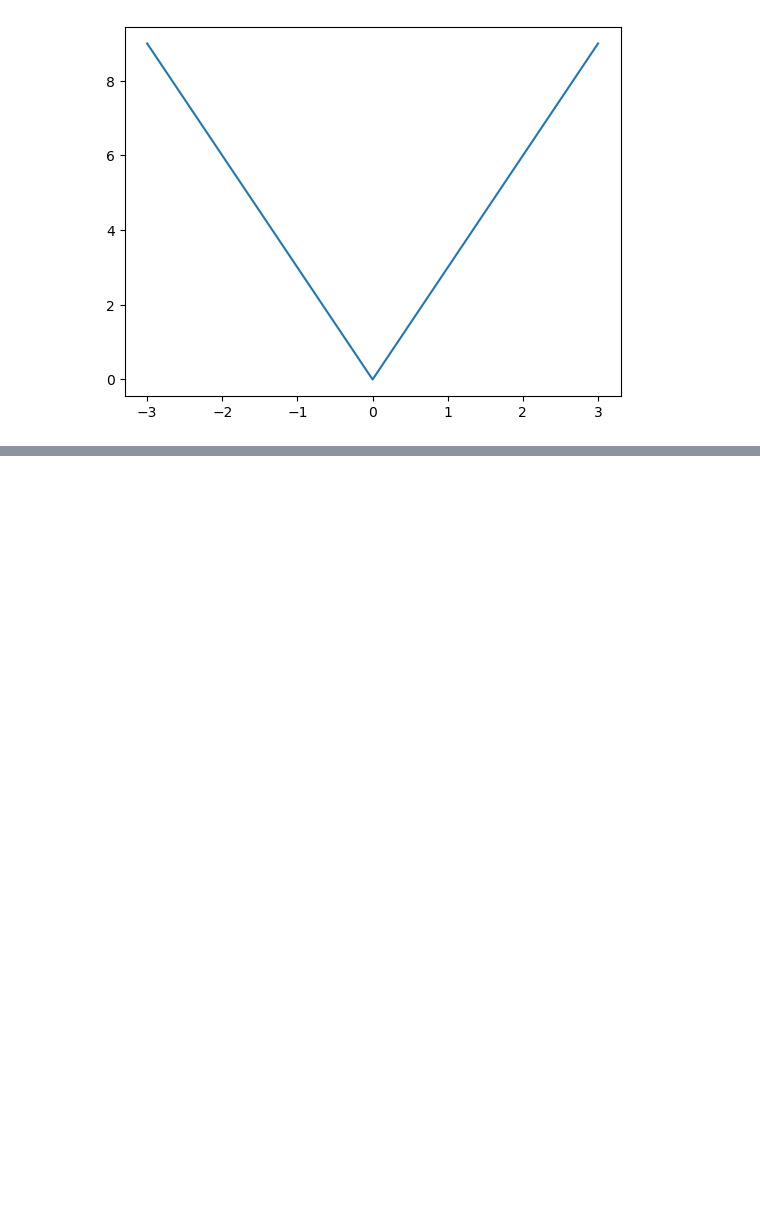
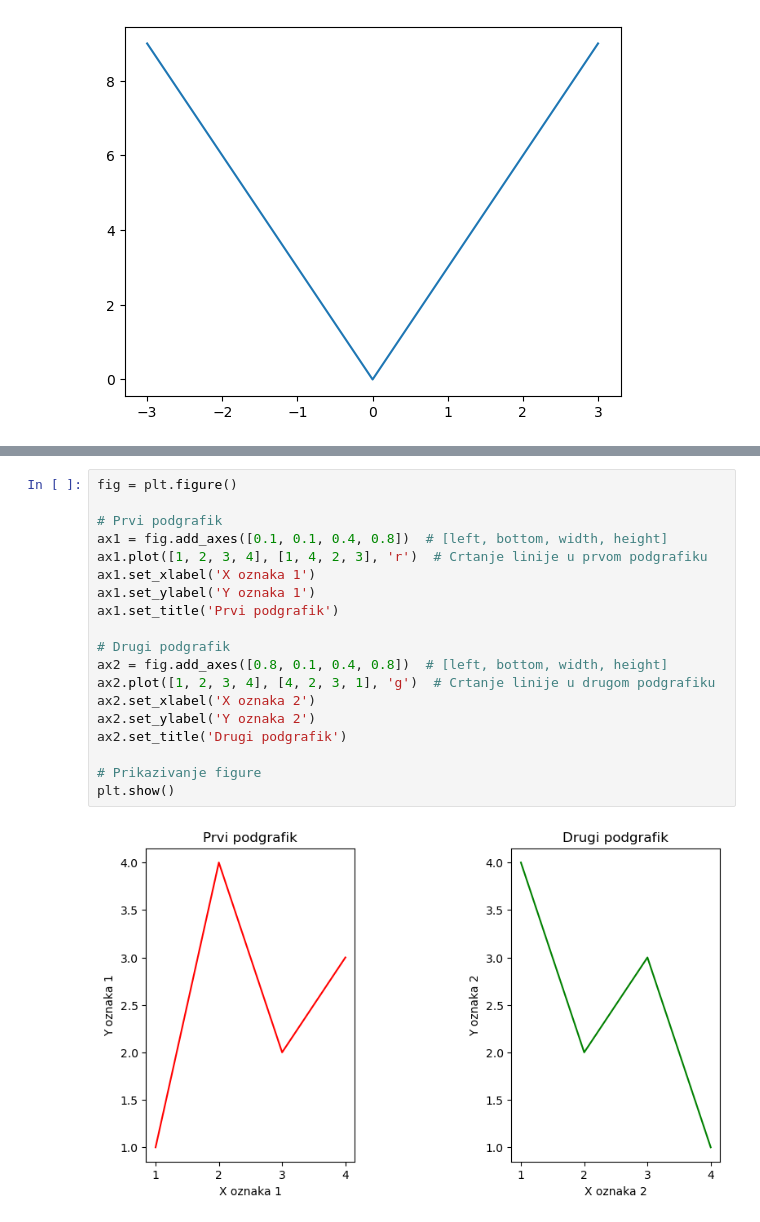
Before and after one commit to nikoladj99/DataVisualization, a Jupyter notebook: Demo.ipynb, the cells around one changed output, grey strips where cells are left out. Cells and saved outputs as stored; diff of their text form; blank space fills up the shorter version.

```diff
--- a/Demo.ipynb
+++ b/Demo.ipynb
@@ -79,0 +99,21 @@ show()
+# %%
+fig = plt.figure()
+
+# Prvi podgrafik
+ax1 = fig.add_axes([0.1, 0.1, 0.4, 0.8])  # [left, bottom, width, height]
+ax1.plot([1, 2, 3, 4], [1, 4, 2, 3], 'r')  # Crtanje linije u prvom podgrafiku
+ax1.set_xlabel('X oznaka 1')
+ax1.set_ylabel('Y oznaka 1')
+ax1.set_title('Prvi podgrafik')
+
+# Drugi podgrafik
+ax2 = fig.add_axes([0.8, 0.1, 0.4, 0.8])  # [left, bottom, width, height]
+ax2.plot([1, 2, 3, 4], [4, 2, 3, 1], 'g')  # Crtanje linije u drugom podgrafiku
+ax2.set_xlabel('X oznaka 2')
+ax2.set_ylabel('Y oznaka 2')
+ax2.set_title('Drugi podgrafik')
+
+# Prikazivanje figure
+plt.show()
+# %% [output]
+[figure, added]
```
Also changed, not shown: parts of 13 cells of this notebook.
